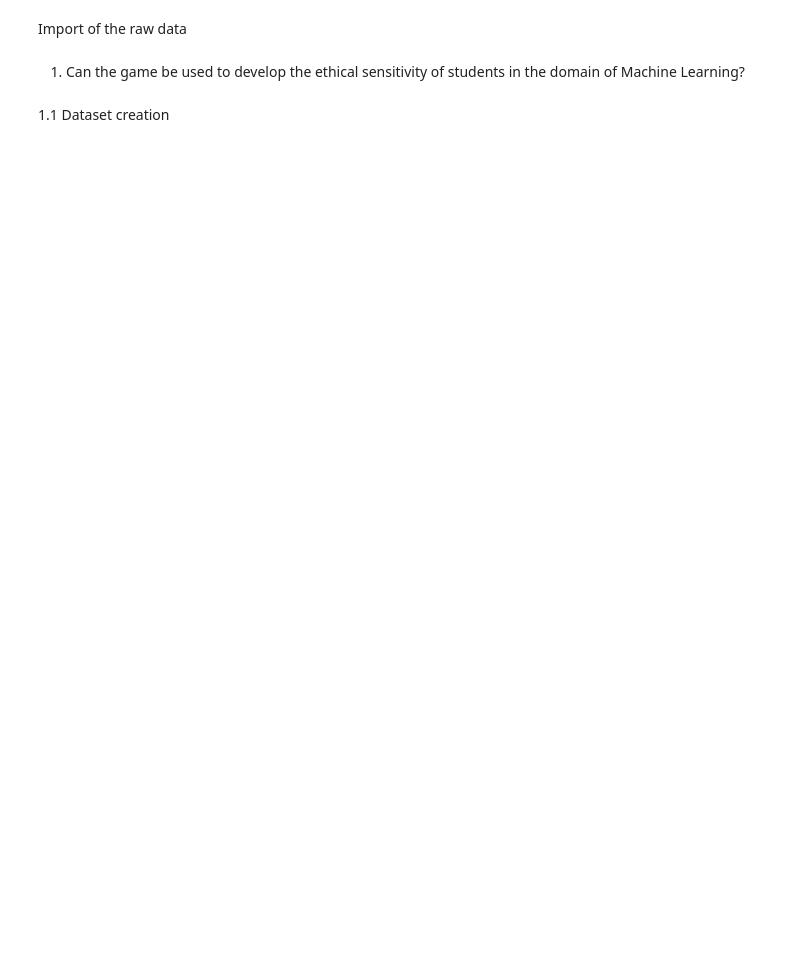
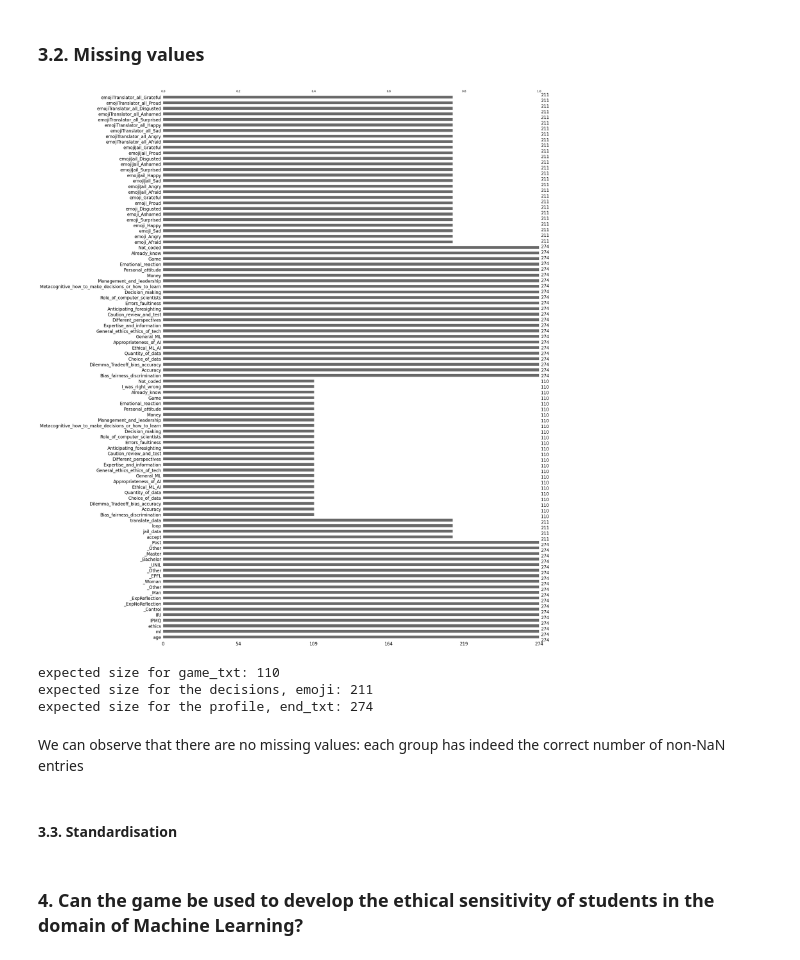
Before and after one commit to jeanknubel/ML4ED_Internship, a Jupyter notebook: notebooks/data_processing.ipynb, the cells around one changed output. Saved outputs shown, nothing was run; the diff lists cells and outputs as text; code cells hidden in the pictures; blank space fills up the shorter version.

```diff
--- a/notebooks/data_processing.ipynb
+++ b/notebooks/data_processing.ipynb
@@ -8,11 +27,40 @@ import missingno as msno
-# %% [markdown]
-Import of the raw data
-# %%
-test_data = pd.DataFrame(pd.read_csv("2023-07-17-1505-PreTest-Scores.csv"))
-prof_data = pd.DataFrame(pd.read_csv("2023-07-17-1505-PreTest+ParticipantInfo.csv"))
-
-game_data = pd.DataFrame(pd.read_csv("2023-07-17-1505-Game-ExtractedVariables.csv"))
-game_txt_data = pd.DataFrame(pd.read_csv("2023-07-17-1505-Game-TextCoding.csv"))
-
-end_answer_data = pd.DataFrame(pd.read_csv("2023-07-17-1505-PostTest.csv"))
-end_txt_data = pd.DataFrame(pd.read_csv("2023-07-17-1505-PostTest-TextCoding.csv"))
+# %%
+# user information + result of the IRI and IPMQ tests
+d_profile = pd.DataFrame({'group':prof_data['Group'] , 'gender':prof_data['StrataGender'], 'age':prof_data['pre_Age'], 'uni':prof_data['StrataUniv'], 'level':prof_data['StrataLevel'], 'ml':prof_data['MLScore_weighted'], 'ethics':prof_data['EthicsScore_weighted'], 'IPMQ':test_data['IPMQ-Score-scaled'], 'IRI':test_data['IRI-Score-scaled']})
+d_profile = pd.get_dummies(d_profile, prefix=['', '', '', '']) #one hot encoding
+
+# decisions made during the game (no text, no emoji, no control group)
+d_decisions = pd.DataFrame({'accept':game_data['menu1_answer'], 'jail_data': game_data['menu2_answer'], 'loop': game_data['looped'], 'translate_data':game_data['menu3_answer']})
+d_decisions = d_decisions.replace({'STRAIGHT': 0.0,'0': 0.0,'0$0': 0.0,'0$1': 0.0, '0$1$0': 0.0, 'LOOPED': 1.0, '1': 1.0,'1$0': 1.0, '1$0$1': 1.0})
+
+# themes recognized in the texts by the humans
+d_game_text_themes = game_txt_data[game_txt_data['Group']=='ExpReflection'].drop(columns=['Group', 'jail_email', 'jail_reflection', 'Empty']).fillna(0.0)
+d_end_text_themes = end_txt_data.drop(columns=['Group', 'post_Learned']).fillna(0.0)
+
+#emoji of the users in one hot encoding
+d_emoji = game_data[game_data.columns[game_data.columns.str.startswith('emoji')]].drop(columns=['emoji_answer','emojiJail_answer', 'emojiTranslator_all_answer'])
+
+#all of the info
+d_all = pd.concat([d_profile, d_decisions, d_game_text_themes, d_end_text_themes, d_emoji], axis=1)
+# %% [markdown]
+### 3.2. Missing values
+# %%
+msno.bar(d_all)
+plt.show()
+
+control = (prof_data['Group'] == 'Control').sum()
+reflexion = (prof_data['Group'] == 'ExpReflection').sum()
+no_reflexion = (prof_data['Group'] == 'ExpNoReflection').sum()
+
+print('expected size for game_txt:', reflexion)
+print('expected size for the decisions, emoji:', reflexion + no_reflexion)
+print('expected size for the profile, end_txt:', reflexion + no_reflexion + control)
+# %% [output]
+[figure, added]
+expected size for game_txt: 110
+expected size for the decisions, emoji: 211
+expected size for the profile, end_txt: 274
+# %% [markdown]
+We can observe that there are no missing values: each group has indeed the correct number of non-NaN entries
+# %% [markdown]
+#### 3.3. Standardisation
@@ -19,5 +71,2 @@ end_txt_data = pd.DataFrame(pd.read_csv("2023-07-17-1505-PostTest-TextCoding.csv
 # %% [markdown]
-1. Can the game be used to develop the ethical sensitivity of students in
-the domain of Machine Learning?
+### 4. Can the game be used to develop the ethical sensitivity of students in the domain of Machine Learning?
-# %% [markdown]
-1.1 Dataset creation
```
Also changed, not shown: parts of 21 cells of this notebook, 4 other files.
